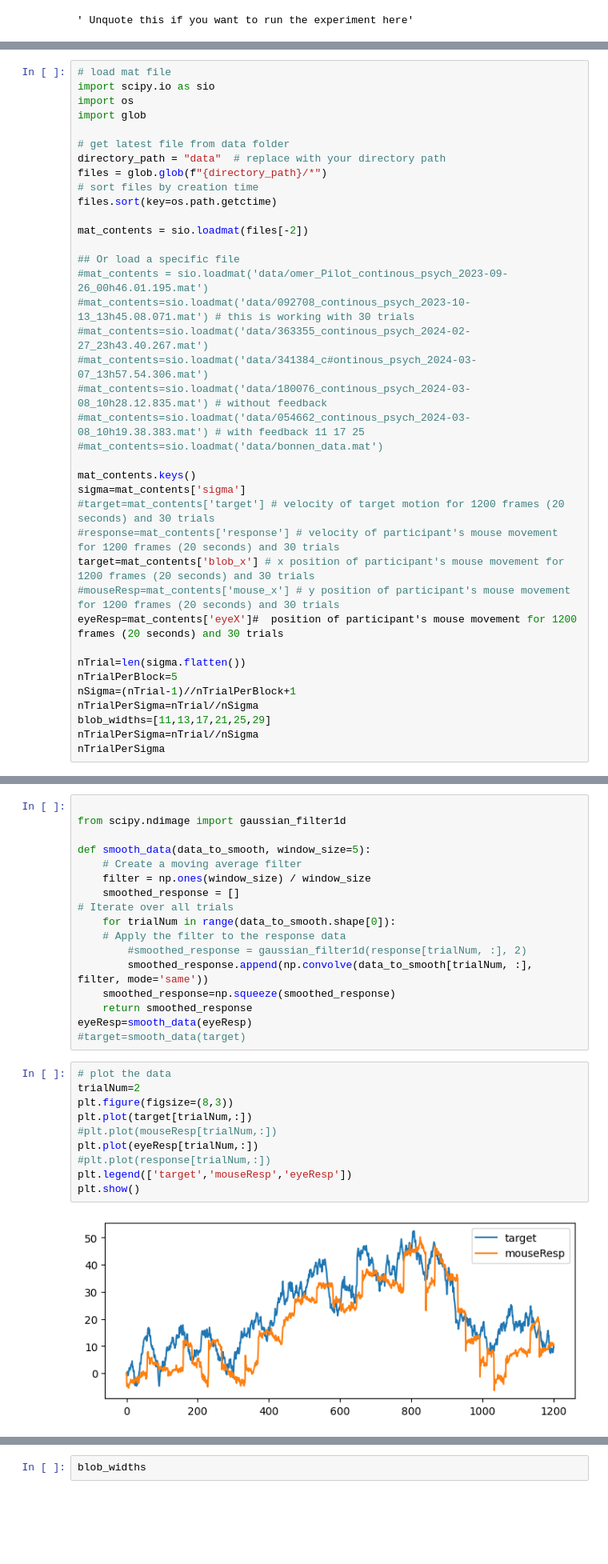
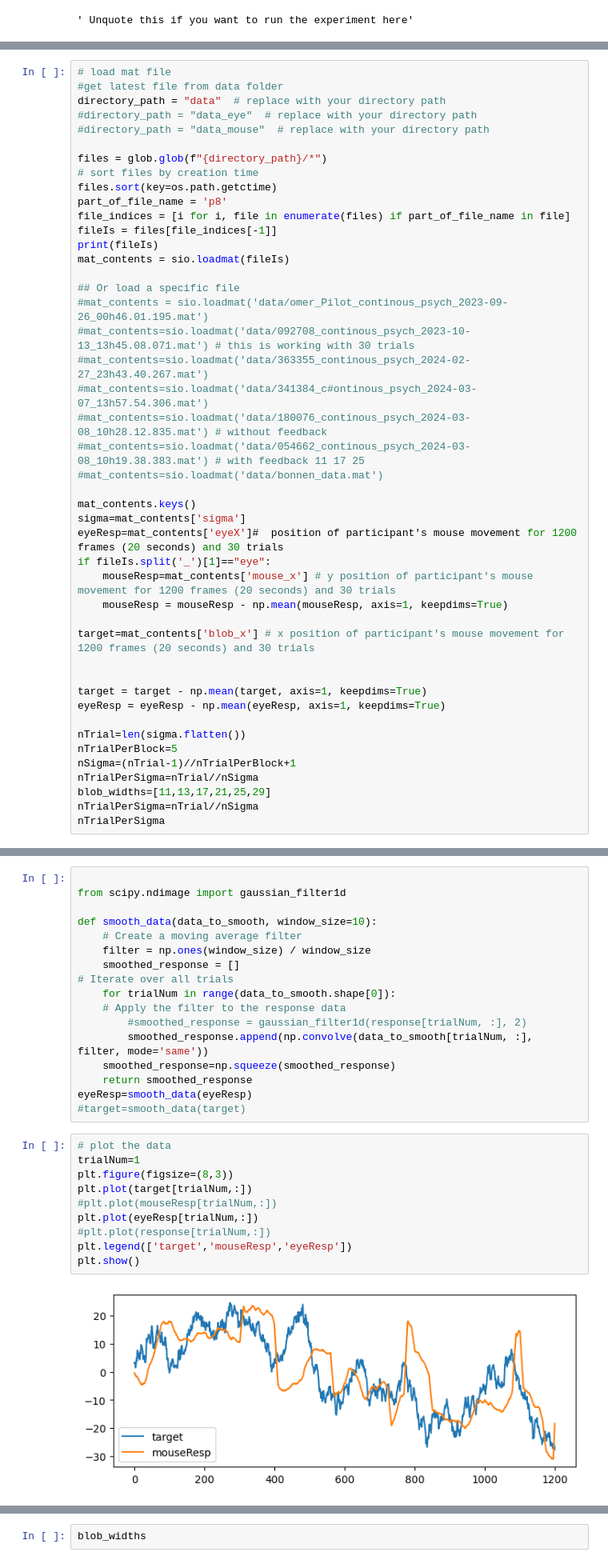
Before and after one commit to omeryildiran/Guido-Pascal-Omer-continuous-psychophysics, a Jupyter notebook: analysis_primier.ipynb, the cells around one changed output, grey strips where cells are left out. Shown at 80% size. Cells and saved outputs as stored; diff of their text form; blank space fills up the shorter version.

```diff
--- a/analysis_primier.ipynb
+++ b/analysis_primier.ipynb
@@ -16,16 +17,18 @@ import scipy.io
 # %%
 # load mat file
-import scipy.io as sio
-import os
-import glob
+#get latest file from data folder
+directory_path = "data"  # replace with your directory path
+#directory_path = "data_eye"  # replace with your directory path
+#directory_path = "data_mouse"  # replace with your directory path
 
-# get latest file from data folder
-directory_path = "data"  # replace with your directory path
 files = glob.glob(f"{directory_path}/*")
 # sort files by creation time
 files.sort(key=os.path.getctime)
-
-mat_contents = sio.loadmat(files[-2])
+part_of_file_name = 'p8'
+file_indices = [i for i, file in enumerate(files) if part_of_file_name in file]
+fileIs = files[file_indices[-1]]
+print(fileIs)
+mat_contents = sio.loadmat(fileIs)
 
 ## Or load a specific file
 #mat_contents = sio.loadmat('data/omer_Pilot_continous_psych_2023-09-26_00h46.01.195.mat')
@@ -38,11 +41,16 @@ mat_contents = sio.loadmat(files[-2])
 
 mat_contents.keys()
 sigma=mat_contents['sigma']
-#target=mat_contents['target'] # velocity of target motion for 1200 frames (20 seconds) and 30 trials
-#response=mat_contents['response'] # velocity of participant's mouse movement for 1200 frames (20 seconds) and 30 trials
+eyeResp=mat_contents['eyeX']#  position of participant's mouse movement for 1200 frames (20 seconds) and 30 trials
+if fileIs.split('_')[1]=="eye":
+    mouseResp=mat_contents['mouse_x'] # y position of participant's mouse movement for 1200 frames (20 seconds) and 30 trials
+    mouseResp = mouseResp - np.mean(mouseResp, axis=1, keepdims=True)
+
 target=mat_contents['blob_x'] # x position of participant's mouse movement for 1200 frames (20 seconds) and 30 trials
-#mouseResp=mat_contents['mouse_x'] # y position of participant's mouse movement for 1200 frames (20 seconds) and 30 trials
-eyeResp=mat_contents['eyeX']#  position of participant's mouse movement for 1200 frames (20 seconds) and 30 trials
+
+
+target = target - np.mean(target, axis=1, keepdims=True)
+eyeResp = eyeResp - np.mean(eyeResp, axis=1, keepdims=True)
 
 nTrial=len(sigma.flatten())
 nTrialPerBlock=5
@@ -57,7 +66,7 @@ nTrialPerSigma
 
 from scipy.ndimage import gaussian_filter1d
 
-def smooth_data(data_to_smooth, window_size=5):
+def smooth_data(data_to_smooth, window_size=10):
     # Create a moving average filter
     filter = np.ones(window_size) / window_size
     smoothed_response = []
@@ -72,16 +81,16 @@ eyeResp=smooth_data(eyeResp)
 #target=smooth_data(target)
 # %%
 # plot the data
-trialNum=2
+trialNum=1
 plt.figure(figsize=(8,3))
 plt.plot(target[trialNum,:])
 #plt.plot(mouseResp[trialNum,:])
 plt.plot(eyeResp[trialNum,:])
 #plt.plot(response[trialNum,:])
 plt.legend(['target','mouseResp','eyeResp'])
 plt.show()
 # %% [output]
-[figure, old version]
+[figure, new version]
 # %%
 response=eyeResp
 # create key-value pairs for the dictionary of 30 trials
```
Also changed, not shown: parts of 13 cells of this notebook, 2 other files.
